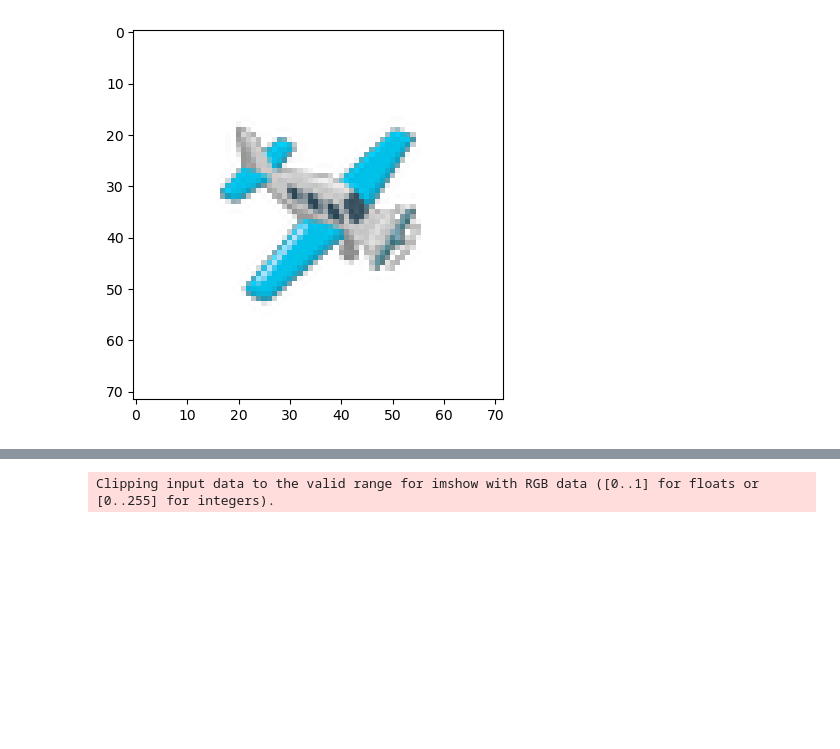
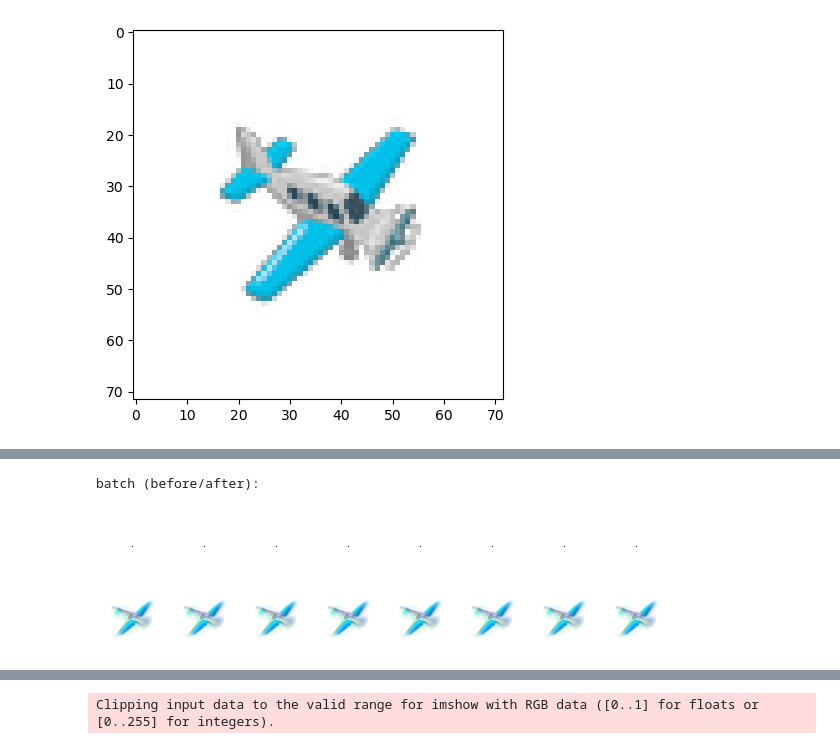
Before and after one commit to Radevsi/cellular-automata, a Jupyter notebook: Original_CA_PyTorch.ipynb, the cells around one changed output, grey strips where cells are left out. Saved outputs shown, nothing was run; the diff lists cells and outputs as text; code cells hidden in the pictures; blank space fills up the shorter version.

```diff
--- a/Original_CA_PyTorch.ipynb
+++ b/Original_CA_PyTorch.ipynb
@@ -310,3 +326,17 @@ train = Train(ca, pad_target.to(device))
+# %%
+def simulate_model(model, init, n_steps):
+    with torch.no_grad():
+        x = init.to(device)
+        for _ in tqdm.trange(n_steps):
+            x = ca(x)
+        # plt.imshow(first[0, ...].detach().cpu())
+        visualize_batch(init.detach().cpu(), x.detach().cpu(), n_steps)
+        return x.detach()
+# %%
+result = simulate_model(ca, x0, 80)
+# %% [output]
+batch (before/after):
+[figure, added]
 # %%
 # Seed input each time (starting from a single seed pixel)
 x0 = torch.repeat_interleave(seed[None, ...], BATCH_SIZE, dim=0)
```
Also changed, not shown: parts of 9 cells of this notebook, 1 other file.
